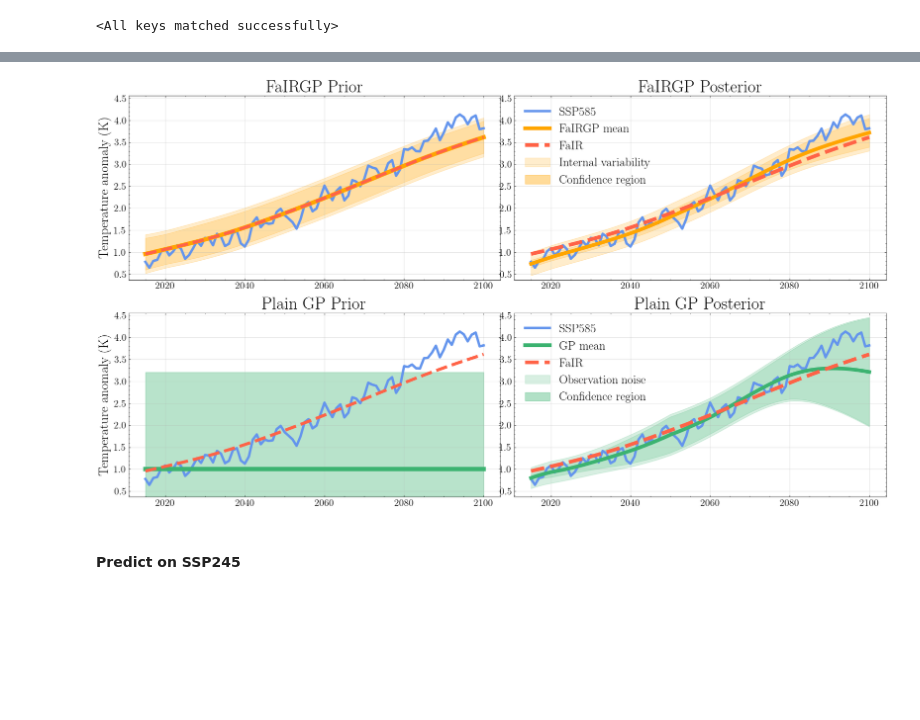
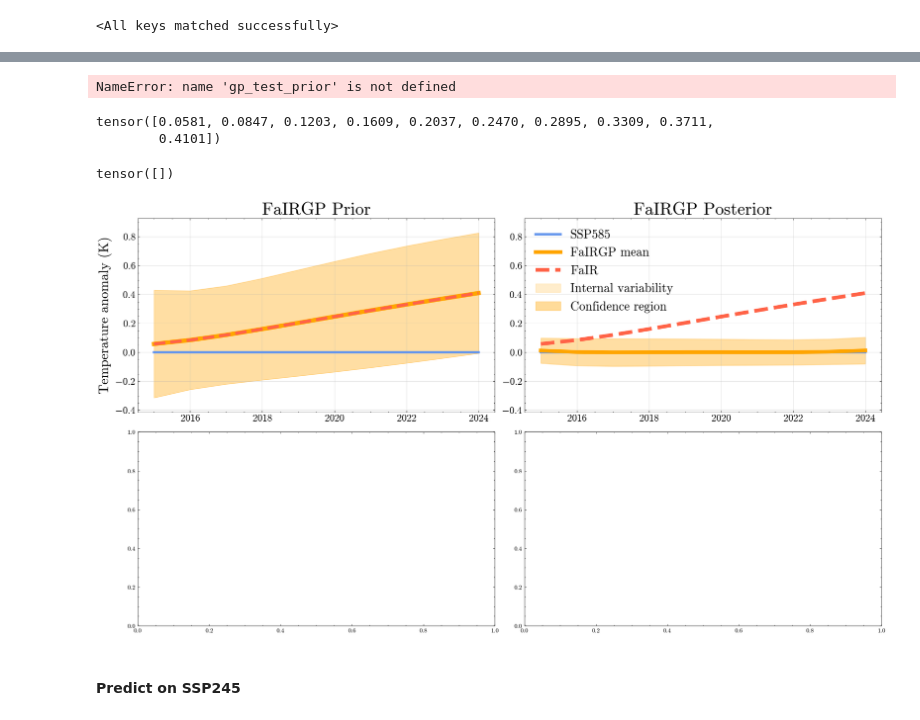
Before and after one commit to skala3/ForceSMIP, a Jupyter notebook: notebooks/SSP-global-experiment-plots.ipynb, the cells around one changed output, grey strips where cells are left out. Saved outputs shown, nothing was run; the diff lists cells and outputs as text; code cells hidden in the pictures; blank space fills up the shorter version.

```diff
--- a/notebooks/SSP-global-experiment-plots.ipynb
+++ b/notebooks/SSP-global-experiment-plots.ipynb
@@ -23,26 +21,38 @@ import fit_GP as plaingp
 # %% [markdown]
 #### Predict on SSP585
 # %%
-train_cfg = {'dataset' : {'dirpath': '../data/', 'keys': ['historical', 'ssp126', 'ssp245', 'ssp370']}}
+train_cfg = {'dataset' : {'dirpath': '../data/', 'keys': ['historical', 'ssp126', 'ssp245', 'ssp370']}, 'response_var': 'pr'}
 train_data = plaingp.make_data(train_cfg)
 
-test_cfg = {'dataset' : {'dirpath': '../data/', 'keys': ['ssp585']}}
+test_cfg = {'dataset' : {'dirpath': '../data/', 'keys': ['ssp585']}, 'response_var': 'pr'}
 test_data = plaingp.make_data(test_cfg)
 
+'''
 gpmodel = plaingp.make_model(train_cfg, train_data)
 state_dict = torch.load('../data/models/leave-one-out-ssp/ssp585/PlainGP/state_dict.pt')
 gpmodel.load_state_dict(state_dict)
+'''
 
 fairgpmodel = fairgp.make_model(train_cfg, train_data)
-state_dict = torch.load('../data/models/leave-one-out-ssp/ssp585/FaIRGP/state_dict.pt')
+state_dict = torch.load('/home/skala/ForceSMIP/output/state_dict.pt')
 fairgpmodel.load_state_dict(state_dict)
 # %% [output]
 <All keys matched successfully>
 # %%
 test_scenarios = test_data.scenarios
+'''
+for s in test_scenarios.scenarios.values():
+    s.name = s.name + '-test'
+'''
+
+
 test_times = test_scenarios.timesteps
-test_tas = test_scenarios.tas
+test_tas = test_scenarios.response_var
 test_tas_fair = fairgpmodel._compute_mean(test_scenarios)
+
+
+
+'''
 X_test = torch.cat([test_scenarios.cum_emissions[:, 0, None],
                     test_scenarios.emissions[:, 1:]], dim=-1)
 X_test = (X_test - gpmodel.mu) / gpmodel.sigma
@@ -70,6 +80,8 @@ with torch.no_grad():
     mean = gpmodel.sigma_targets * noisy_gp_test_posterior.mean + gpmodel.mu_targets
     covar = gpmodel.sigma_targets.pow(2) * noisy_gp_test_posterior.covariance_matrix
     noisy_gp_test_posterior = noisy_gp_test_posterior.__class__(mean, covar)
+'''
+fairgpmodel = fairgpmodel.eval()
 
 with torch.no_grad():
     fairgp_test_prior = fairgpmodel.forward(test_scenarios)
@@ -95,6 +129,17 @@ gp_posterior_ub = gp_posterior_ub.detach()
 noisy_gp_posterior_lb, noisy_gp_posterior_ub = noisy_gp_test_posterior.confidence_region()
 noisy_gp_posterior_lb = noisy_gp_posterior_lb.detach()
 noisy_gp_posterior_ub = noisy_gp_posterior_ub.detach()
+# %% [output]
+NameError: name 'gp_test_prior' is not defined
+# %%
+test_tas_fair
+# %% [output]
+tensor([0.0581, 0.0847, 0.1203, 0.1609, 0.2037, 0.2470, 0.2895, 0.3309, 0.3711,
+        0.4101])
+# %%
+fairgp_test_posterior.mean
+# %% [output]
+tensor([])
 # %%
 fairgp_prior_mean = fairgp_test_prior.mean + test_tas_fair
 fairgp_prior_lb, fairgp_prior_ub = fairgp_test_prior.confidence_region()
@@ -116,10 +163,16 @@ noisy_fairgp_posterior_ub = noisy_fairgp_posterior_ub.detach() + test_tas_fair
 # %%
+#import matplotlib as mpl
+#mpl.rcParams.update(mpl.rcParamsDefault)
+plt.rcParams['text.usetex'] = False
+
 fig, ax = plt.subplots(2, 2, figsize=(18, 10))
 
-ymax = max(noisy_fairgp_prior_ub.max(), noisy_fairgp_posterior_ub.max(),
-           noisy_gp_posterior_ub.max()) + 0.1
+ymax = max(noisy_fairgp_prior_ub.max(), noisy_fairgp_posterior_ub.max()
+           #noisy_gp_posterior_ub.max()
+           ) + 0.1
 ymin = min(noisy_fairgp_prior_lb.min(), noisy_fairgp_posterior_lb.min(),
-           noisy_gp_posterior_lb.min()) - 0.1
+           #noisy_gp_posterior_lb.min()
+           ) - 0.1
 
 
 ax[0, 0].plot(test_times, test_tas, lw=4, color='cornflowerblue', label='SSP585')
@@ -133,6 +186,7 @@ ax[0, 0].grid(alpha=0.5)
 ax[0, 0].set_ylim(ymin, ymax)
 ax[0, 0].set_title(r'FaIRGP Prior', fontsize=28)
 
+
 ax[0, 1].plot(test_times, test_tas, lw=4, color='cornflowerblue', label='SSP585')
 ax[0, 1].plot(test_times, fairgp_posterior_mean, color='orange', lw=6, label='FaIRGP mean')
 ax[0, 1].plot(test_times, test_tas_fair, color='tomato', ls='--', lw=6, label='FaIR')
@@ -145,42 +199,45 @@ ax[0, 1].grid(alpha=0.5)
 ax[0, 1].set_ylim(ymin, ymax)
 ax[0, 1].set_title(r'FaIRGP Posterior', fontsize=28)
 
+
 legend = ax[0, 1].legend(loc='upper left', fontsize=20)
 legend.legendHandles[4].set_alpha(0.4)
 
 
-
+'''
 ax[1, 0].plot(test_times, test_tas, lw=4, color='cornflowerblue', label='SSP585')
 ax[1, 0].set_ylabel('Temperature anomaly (K)', fontsize=22)
 ax[1, 0].plot(test_times, gp_prior_mean, color='mediumseagreen', lw=7, label='Prior mean')
 ax[1, 0].plot(test_times, test_tas_fair, color='tomato', ls='--', lw=5, label='FaIR')
 ax[1, 0].fill_between(test_times, gp_prior_lb, gp_prior_ub, alpha=0.2, color='mediumseagreen')
 ax[1, 0].fill_between(test_times, noisy_gp_prior_lb, noisy_gp_prior_ub, alpha=0.2, color='mediumseagreen')
 ax[1, 0].tick_params(labelsize=16)
 ax[1, 0].grid(alpha=0.5)
 ax[1, 0].set_ylim(ymin, ymax)
 ax[1, 0].set_title(r'Plain GP Prior', fontsize=28)
 
 ax[1, 1].plot(test_times, test_tas, lw=4, color='cornflowerblue', label='SSP585')
 ax[1, 1].plot(test_times, gp_posterior_mean, color='mediumseagreen', lw=6, label='GP mean')
 ax[1, 1].plot(test_times, test_tas_fair, color='tomato', ls='--', lw=6, label='FaIR')
 ax[1, 1].fill_between(test_times, gp_posterior_lb, gp_posterior_ub, alpha=0.2, color='mediumseagreen',
                    label='Observation noise')
 ax[1, 1].fill_between(test_times, noisy_gp_posterior_lb, noisy_gp_posterior_ub, alpha=0.2, color='mediumseagreen',
                label='Confidence region')
 ax[1, 1].tick_params(labelsize=16)
 ax[1, 1].grid(alpha=0.5)
 ax[1, 1].set_ylim(ymin, ymax)
 ax[1, 1].set_title(r'Plain GP Posterior', fontsize=28)
 
 legend = ax[1, 1].legend(loc='upper left', fontsize=20)
 legend.legendHandles[4].set_alpha(0.4)
 
+'''
+
 plt.tight_layout()
 # plt.savefig('SSP585-prediction.png', dpi=300)
 plt.show()
 # %% [output]
-[figure, old version]
+[figure, new version]
 # %% [markdown]
 #### Predict on SSP245
 # %%
```
Also changed, not shown: parts of 4 cells of this notebook, 56 other files.
